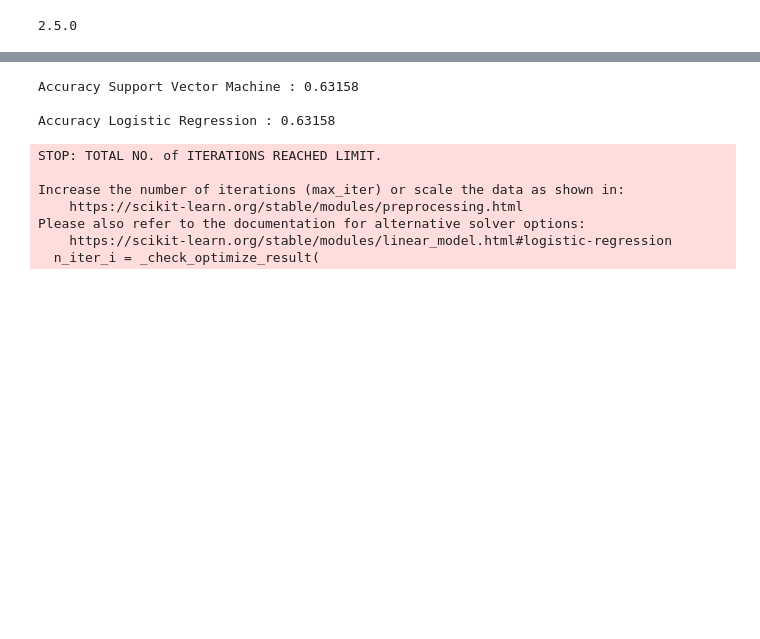
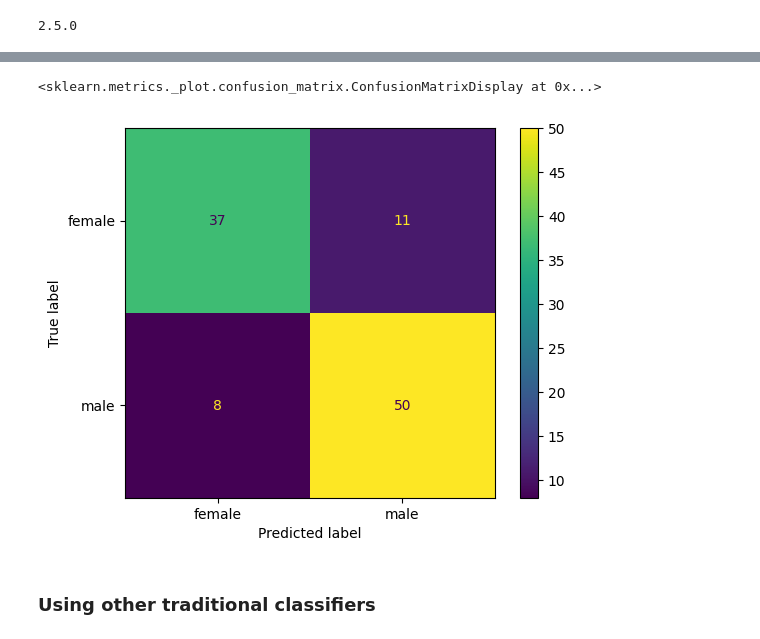
Before and after one commit to HashirA123/FinalProject_ENCM509, a Jupyter notebook: Final_project.ipynb, the cells around one changed output, grey strips where cells are left out. Cells and saved outputs as stored; diff of their text form; code cells hidden in the pictures; blank space fills up the shorter version.

Commit message:
added confusion matrix and read more data

```diff
--- a/Final_project.ipynb
+++ b/Final_project.ipynb
@@ -154,6 +160,11 @@ X.shape
 # %%
 # label encoding
-y = np.array(pd.get_dummies(y))
+# y = np.array(pd.get_dummies(y))
+
+from tensorflow.keras.utils import to_categorical
+from sklearn.preprocessing import LabelEncoder
+labelencoder = LabelEncoder()
+y = to_categorical(labelencoder.fit_transform(y))
 # %%
 y.shape
 # %% [output]
@@ -256,0 +276,12 @@ from sklearn.metrics import accuracy_score
+# %%
+predictions = model.predict(X_test)
+y_test_transformed = list(map(lambda x: "female" if x[0]==1 else "male", y_test))
+predictions = list(map(lambda x: "female" if x[0] >= 0.5 else "male",predictions))
+cm = confusion_matrix(y_test_transformed, predictions, labels=['female','male'])
+disp = ConfusionMatrixDisplay(confusion_matrix=cm, display_labels=['female','male'])
+disp.plot()
+# %% [output]
+<sklearn.metrics._plot.confusion_matrix.ConfusionMatrixDisplay at 0x...>
+[figure, added]
+# %% [markdown]
+### Using other traditional classifiers
@@ -262,20 +302,3 @@ def model_assess(model, title = "Default"):
     model.fit(X_train, y_train)
     preds = model.predict(X_test)
     print('Accuracy', title, ':', round(accuracy_score(y_test, preds), 5), '\n')
-# %%
-svm = SVC()
-model_assess(svm, "Support Vector Machine")
-
-lg = LogisticRegression()
-model_assess(lg, "Logistic Regression")
-# %% [output]
-Accuracy Support Vector Machine : 0.63158
-
-Accuracy Logistic Regression : 0.63158
-STOP: TOTAL NO. of ITERATIONS REACHED LIMIT.
-
-Increase the number of iterations (max_iter) or scale the data as shown in:
-    https://scikit-learn.org/stable/modules/preprocessing.html
-Please also refer to the documentation for alternative solver options:
-    https://scikit-learn.org/stable/modules/linear_model.html#logistic-regression
-  n_iter_i = _check_optimize_result(
```
Also changed, not shown: parts of 13 cells of this notebook.
